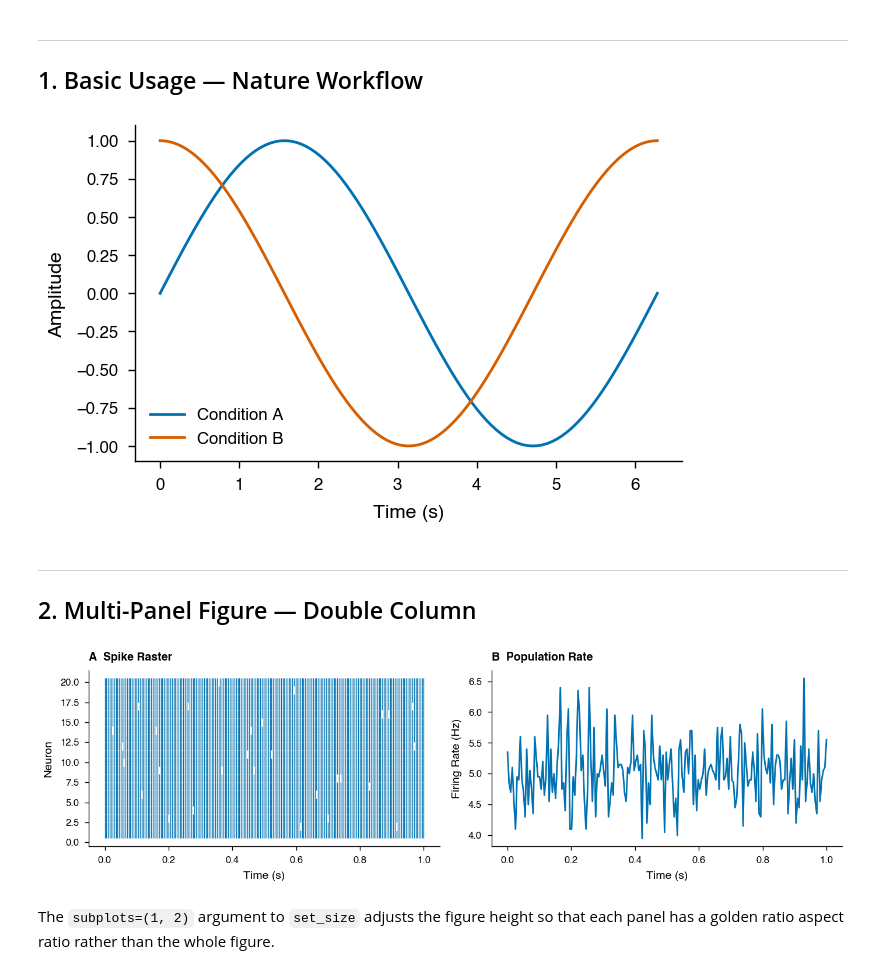
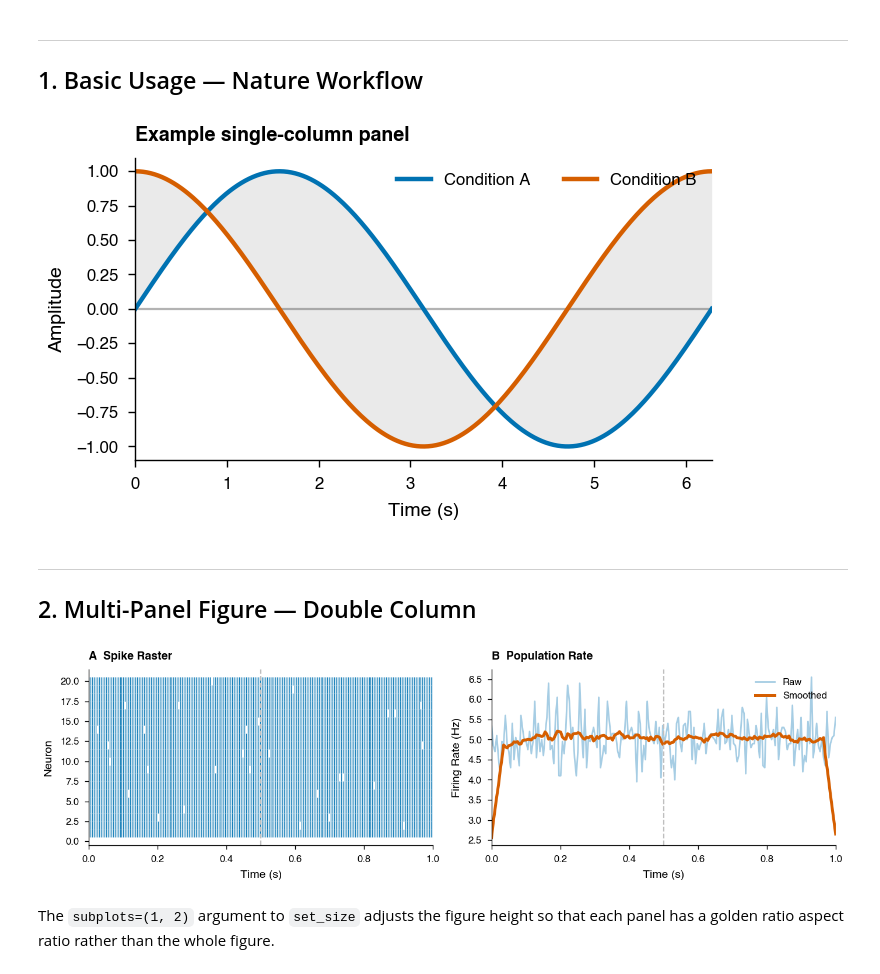
Before and after one commit to ryanharvey1/neuro_py, a Jupyter notebook: tutorials/plotting_tutorial.ipynb, the cells around one changed output. Saved outputs shown, nothing was run; the diff lists cells and outputs as text; code cells hidden in the pictures.

```diff
--- a/tutorials/plotting_tutorial.ipynb
+++ b/tutorials/plotting_tutorial.ipynb
@@ -46,30 +46,40 @@ SAVE_FIG=False
 # %%
 set_plotting_defaults("nature")
 
-# Single column figure sized for Nature
+# Single-column figure sized for Nature
 fig, ax = plt.subplots(figsize=set_size("nature_single"), dpi=200)
 
-x = np.linspace(0, 2 * np.pi, 100)
-ax.plot(x, np.sin(x), label="Condition A")
-ax.plot(x, np.cos(x), label="Condition B")
+x = np.linspace(0, 2 * np.pi, 300)
+signal_a = np.sin(x)
+signal_b = np.cos(x)
+
+ax.plot(x, signal_a, label="Condition A", lw=1.6)
+ax.plot(x, signal_b, label="Condition B", lw=1.6)
+ax.fill_between(x, signal_a, signal_b, alpha=0.12, color="0.35", linewidth=0)
 
 ax.set_xlabel("Time (s)")
 ax.set_ylabel("Amplitude")
-ax.legend()
+ax.set_title("Example single-column panel", loc="left", fontweight="bold")
+ax.axhline(0, color="0.7", lw=0.8, zorder=0)
+ax.margins(x=0)
+ax.legend(frameon=False, ncol=2, loc="upper right")
 
+fig.tight_layout()
 if SAVE_FIG:
-    fig.savefig("nature_single.svg")
+    fig.savefig("nature_single.svg", bbox_inches="tight")
 plt.show()
 # %% [output]
-[figure, old version]
+[figure, new version]
 # %% [markdown]
 ---
 ## 2. Multi-Panel Figure — Double Column
 # %%
 set_plotting_defaults("nature")
 
-# set_size adjusts height automatically for subplot grid
-fig, axes = plt.subplots(1, 2, figsize=set_size("nature_double", subplots=(1, 2)), dpi=200)
+# set_size adjusts height automatically for subplot grids
+fig, axes = plt.subplots(
+    1, 2, figsize=set_size("nature_double", subplots=(1, 2)), dpi=200
+)
 
 np.random.seed(42)
 t = np.linspace(0, 1, 200)
@@ -78,24 +88,31 @@ spikes = np.random.poisson(5, size=(20, 200))
 # Panel A — raster plot
 for i, train in enumerate(spikes):
     spike_times = t[train > 0]
-    axes[0].vlines(spike_times, i + 0.5, i + 1.5, linewidth=0.5)
+    axes[0].vlines(spike_times, i + 0.5, i + 1.5, linewidth=0.5, alpha=0.9)
 axes[0].set_xlabel("Time (s)")
 axes[0].set_ylabel("Neuron")
 axes[0].set_title("A  Spike Raster", loc="left", fontweight="bold")
 
-# Panel B — firing rate
+# Panel B — firing rate with smoothed trend
 rate = spikes.mean(axis=0)
-axes[1].plot(t, rate)
+smooth = np.convolve(rate, np.ones(15) / 15, mode="same")
+axes[1].plot(t, rate, alpha=0.35, lw=1.0, label="Raw")
+axes[1].plot(t, smooth, lw=1.8, label="Smoothed")
 axes[1].set_xlabel("Time (s)")
 axes[1].set_ylabel("Firing Rate (Hz)")
 axes[1].set_title("B  Population Rate", loc="left", fontweight="bold")
+axes[1].legend(frameon=False, loc="upper right")
+
+for a in axes:
+    a.axvline(0.5, ls="--", color="0.75", lw=0.8)
+    a.margins(x=0)
 
 fig.tight_layout()
 if SAVE_FIG:
-    fig.savefig("nature_double_panel.svg")
+    fig.savefig("nature_double_panel.svg", bbox_inches="tight")
 plt.show()
 # %% [output]
-[figure, old version]
+[figure, new version]
 # %% [markdown]
 The `subplots=(1, 2)` argument to `set_size` adjusts the figure height so that each panel has a golden ratio aspect ratio rather than the whole figure.
 # %% [markdown]
```
Also changed, not shown: parts of 12 cells of this notebook.
